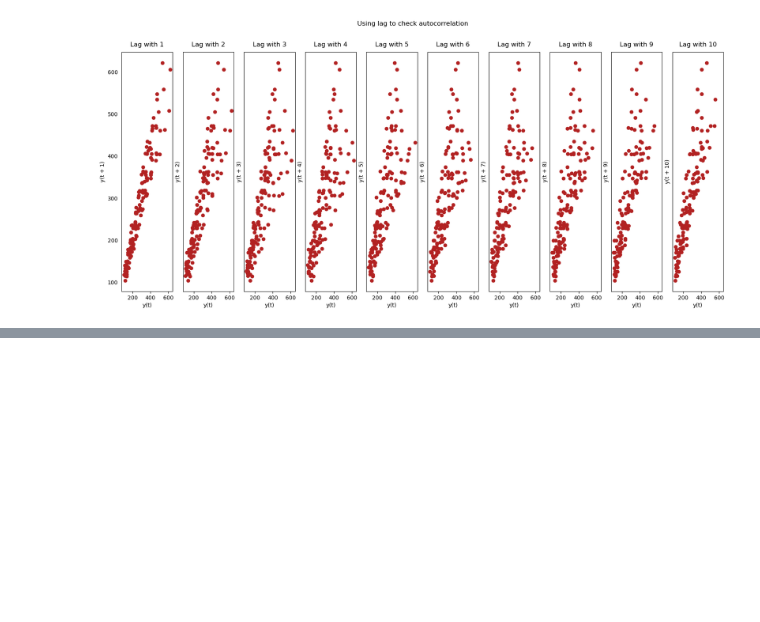
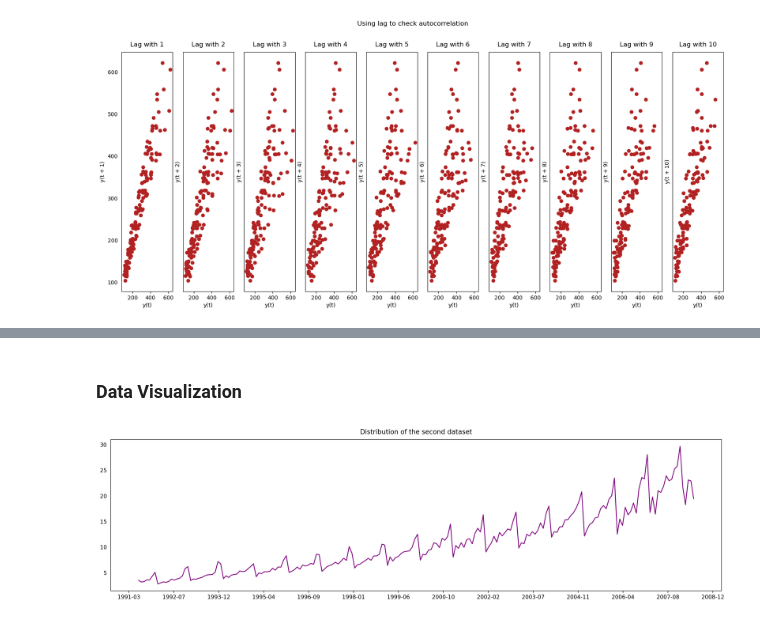
Before and after one commit to neemiasbsilva/datascience-portfolio, a Jupyter notebook: forecasting/notebooks/01_NBS_eda.ipynb, the cells around one changed output, grey strips where cells are left out. Cells and saved outputs as stored; diff of their text form; code cells hidden in the pictures; blank space fills up the shorter version.

```diff
--- a/forecasting/notebooks/01_NBS_eda.ipynb
+++ b/forecasting/notebooks/01_NBS_eda.ipynb
@@ -427,0 +432,3 @@ plot_lags(df)
+# %%
+df_2nd = pd.read_csv("../data/second_dataset.csv")
+df_2nd.head()
@@ -427,0 +454,2 @@ plot_lags(df)
+# %%
+df_2nd['date'] = pd.to_datetime(df_2nd['date'])
@@ -427,0 +468,38 @@ plot_lags(df)
+# %% [markdown]
+### Data Visualization
+# %%
+def plot_date(df: pd.DataFrame):
+    """This function plot the distribution of second dataset.
+
+    Args:
+        df (pd.DataFrame): dataframe
+    """
+
+    fig = plt.figure(figsize=(20, 5), dpi=200)
+    ax = fig.add_subplot(1,1,1)
+    plt.plot(df["date"], df["value"], color="purple")
+    plt.title("Distribution of the second dataset")
+    ax.xaxis.set_major_locator(mdates.DayLocator(interval=500))
+    ax.xaxis.set_major_formatter(mdates.DateFormatter("%Y-%m"))
+    plt.show()
+
+
+def plot_two_side(df: pd.DataFrame):
+    """This function plot the two sides of the Second Dataset to verify if has a pattern of the monthly
+
+    Args:
+        df (pd.DataFrame): dataframe
+    """
+    fig, ax = plt.subplots(1, 1, figsize=(20, 5), dpi=200)
+    plt.fill_between(x=df["date"].values, y1=df["value"].values, y2=-df["value"].values,
+                     alpha=0.5, linewidth=2, color="purple")
+    # plt.ylim(-800, 800)
+    plt.title("Air passengers (Two side view)", fontsize=16)
+    plt.hlines(y=0, xmin=np.min(df["date"]), xmax=np.max(df["date"]), linewidth=5)
+    ax.xaxis.set_major_locator(mdates.DayLocator(interval=500,))
+    ax.xaxis.set_major_formatter(mdates.DateFormatter("%Y-%m"))
+    plt.show()
+# %%
+plot_date(df_2nd)
+# %% [output]
+[figure, added]
```
Also changed, not shown: parts of 11 cells of this notebook.
